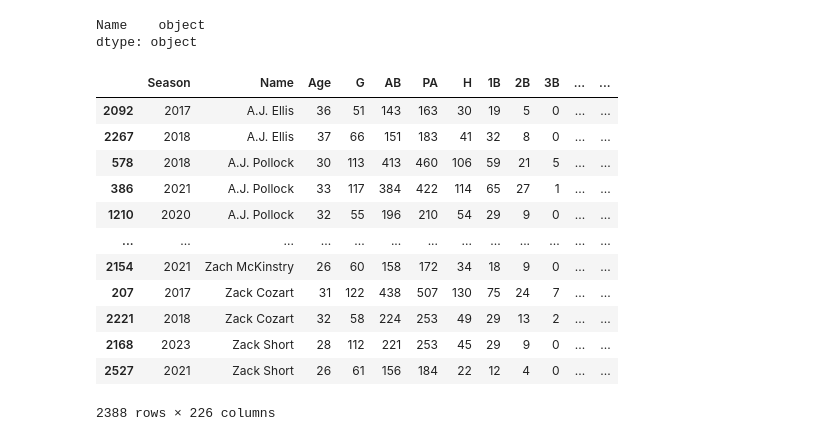
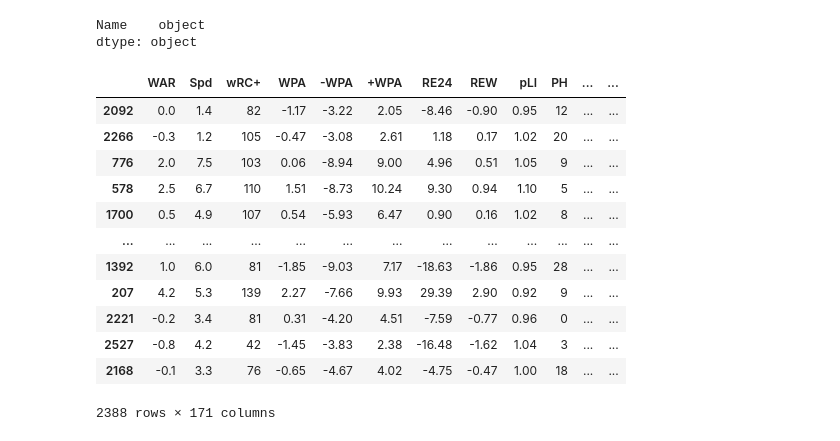
Before and after one commit to mwassarm/CSCI373_FinalProject, a Jupyter notebook: projection_testing.ipynb, the cells around one changed output. Saved outputs shown, nothing was run; the diff lists cells and outputs as text; code cells hidden in the pictures.

```diff
--- a/projection_testing.ipynb
+++ b/projection_testing.ipynb
@@ -81,22 +81,30 @@ batting.dtypes[batting.dtypes == "object"] #confirms removal
 # %% [output]
 Name    object
 dtype: object
-# %%
-batting.sort_values("Name")
-# %% [output]
-|  | Season | Name | Age | G | AB | PA | H | 1B | 2B | 3B | ... | ... |
-| 2092 | 2017 | A.J. Ellis | 36 | 51 | 143 | 163 | 30 | 19 | 5 | 0 | ... | ... |
-| 2267 | 2018 | A.J. Ellis | 37 | 66 | 151 | 183 | 41 | 32 | 8 | 0 | ... | ... |
-| 578 | 2018 | A.J. Pollock | 30 | 113 | 413 | 460 | 106 | 59 | 21 | 5 | ... | ... |
-| 386 | 2021 | A.J. Pollock | 33 | 117 | 384 | 422 | 114 | 65 | 27 | 1 | ... | ... |
-| 1210 | 2020 | A.J. Pollock | 32 | 55 | 196 | 210 | 54 | 29 | 9 | 0 | ... | ... |
-| ... | ... | ... | ... | ... | ... | ... | ... | ... | ... | ... | ... | ... |
-| 2154 | 2021 | Zach McKinstry | 26 | 60 | 158 | 172 | 34 | 18 | 9 | 0 | ... | ... |
-| 207 | 2017 | Zack Cozart | 31 | 122 | 438 | 507 | 130 | 75 | 24 | 7 | ... | ... |
-| 2221 | 2018 | Zack Cozart | 32 | 58 | 224 | 253 | 49 | 29 | 13 | 2 | ... | ... |
-| 2168 | 2023 | Zack Short | 28 | 112 | 221 | 253 | 45 | 29 | 9 | 0 | ... | ... |
-| 2527 | 2021 | Zack Short | 26 | 61 | 156 | 184 | 22 | 12 | 4 | 0 | ... | ... |
-2388 rows × 226 columns
+# %%
+#Create helper function to apply to each player in the batting database
+def next_season(p):
+    p = p.sort_values("Season")
+    p["Next_WAR"] = p["WAR"].shift(-1)
+    return p
+
+#use the higher order function apply to use the helper function on each player. Yay csci275
+batting = batting.groupby("Name", group_keys=False).apply(next_season)
+batting.loc[:, 'WAR':'Next_WAR']
+# %% [output]
+|  | WAR | Spd | wRC+ | WPA | -WPA | +WPA | RE24 | REW | pLI | PH | ... | ... |
+| 2092 | 0.0 | 1.4 | 82 | -1.17 | -3.22 | 2.05 | -8.46 | -0.90 | 0.95 | 12 | ... | ... |
+| 2266 | -0.3 | 1.2 | 105 | -0.47 | -3.08 | 2.61 | 1.18 | 0.17 | 1.02 | 20 | ... | ... |
+| 776 | 2.0 | 7.5 | 103 | 0.06 | -8.94 | 9.00 | 4.96 | 0.51 | 1.05 | 9 | ... | ... |
+| 578 | 2.5 | 6.7 | 110 | 1.51 | -8.73 | 10.24 | 9.30 | 0.94 | 1.10 | 5 | ... | ... |
+| 1700 | 0.5 | 4.9 | 107 | 0.54 | -5.93 | 6.47 | 0.90 | 0.16 | 1.02 | 8 | ... | ... |
+| ... | ... | ... | ... | ... | ... | ... | ... | ... | ... | ... | ... | ... |
+| 1392 | 1.0 | 6.0 | 81 | -1.85 | -9.03 | 7.17 | -18.63 | -1.86 | 0.95 | 28 | ... | ... |
+| 207 | 4.2 | 5.3 | 139 | 2.27 | -7.66 | 9.93 | 29.39 | 2.90 | 0.92 | 9 | ... | ... |
+| 2221 | -0.2 | 3.4 | 81 | 0.31 | -4.20 | 4.51 | -7.59 | -0.77 | 0.96 | 0 | ... | ... |
+| 2527 | -0.8 | 4.2 | 42 | -1.45 | -3.83 | 2.38 | -16.48 | -1.62 | 1.04 | 3 | ... | ... |
+| 2168 | -0.1 | 3.3 | 76 | -0.65 | -4.67 | 4.02 | -4.75 | -0.47 | 1.00 | 18 | ... | ... |
+2388 rows × 171 columns
 # %%
 #Adds decay for WAR to weight more recent season higher
 #decay_factor = 0.1 #Random Choice
```
Also changed, not shown: parts of 8 cells of this notebook.
